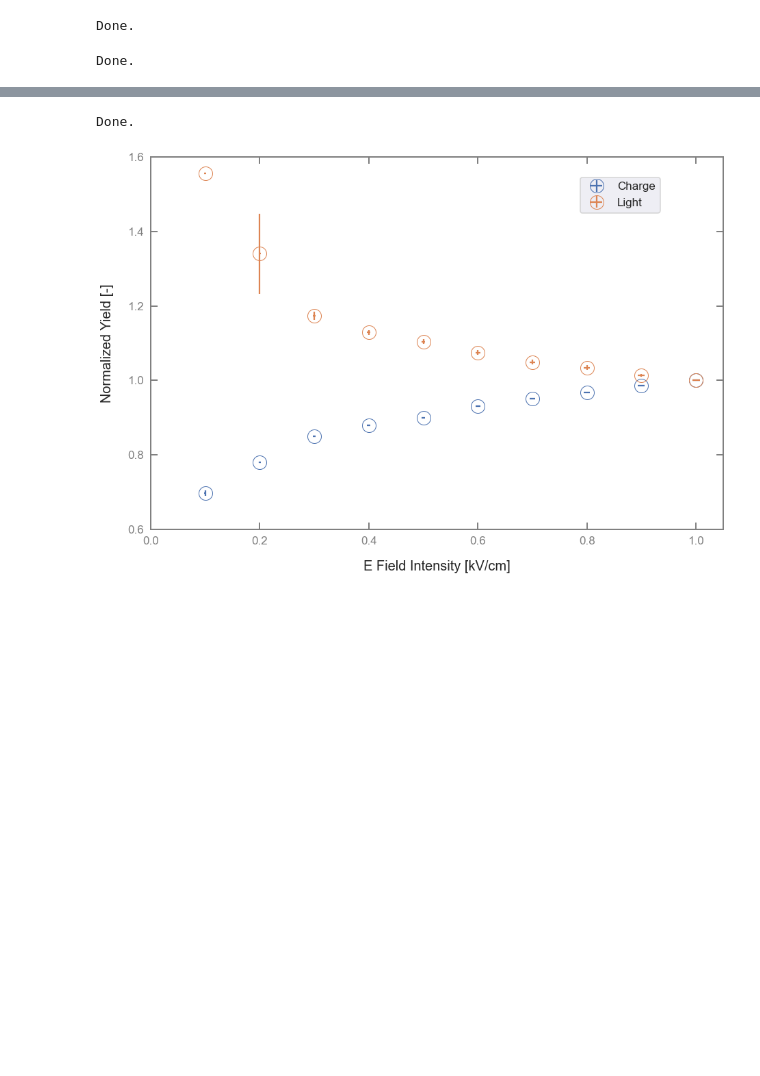
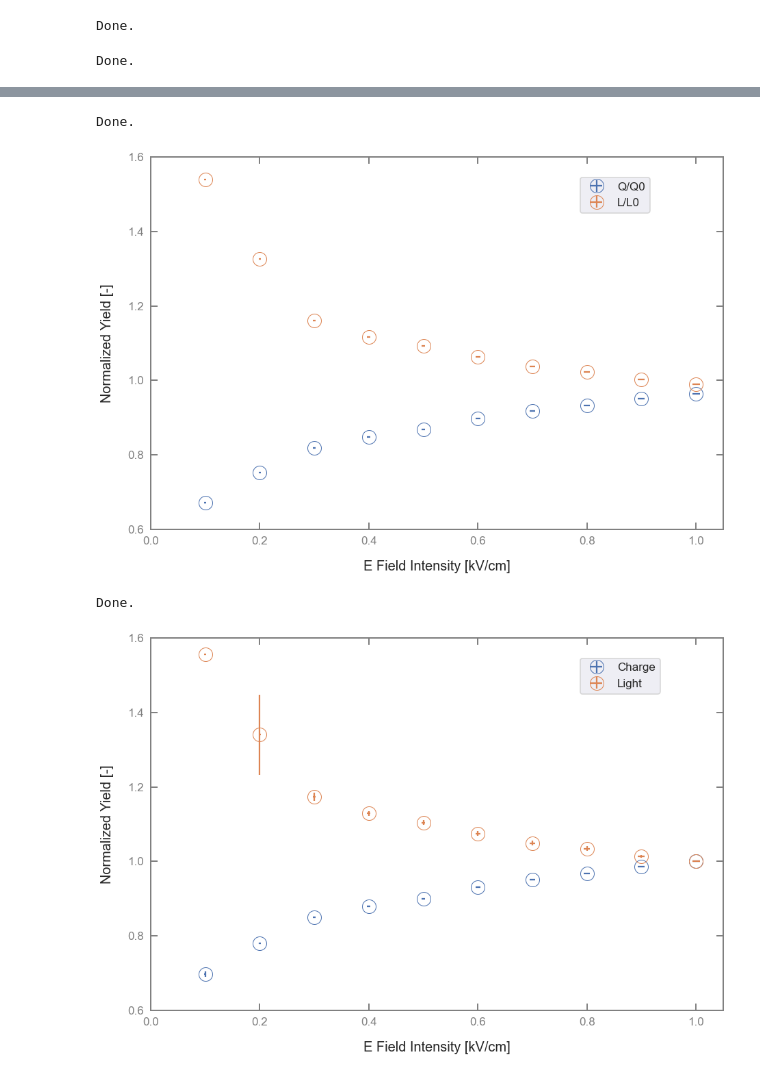
Before and after one commit to RomanMBerner/larpix-analysis, a Jupyter notebook: lightCharge_anticorrelation/main.ipynb, the cells around one changed output, grey strips where cells are left out. Cells and saved outputs as stored; diff of their text form; code cells hidden in the pictures; blank space fills up the shorter version.

Commit message:
Updated version, with uncertainties, etc.

```diff
--- a/lightCharge_anticorrelation/main.ipynb
+++ b/lightCharge_anticorrelation/main.ipynb
@@ -1747,3 +1770,75 @@ Done.
+# %%
+# Normalize LCM LightYields (as func. of GC_x coord.) by the series which has a data point in every bin (series 9, 1.0 kV/cm)
+# Then, take the mean of the LCM LightYields and plot them against the electric field intensity
+
+# Calculate LY mean and uncertainties for every eField intensity
+LY_mean_divByL0_eField_bins = [ly_mean_list[i]/L0_birks for i in range(len(ly_mean_list))]
+LY_divByL0_err_eField_bins  = [0. for i in range(len(ly_mean_list))]
+
+CY_mean_divByQ0_eField_bins = [np.nanmean(pixels_hits_q_corr_list[i])/161.3 for i in range(len(pixels_hits_q_corr_list))]
+CY_mean_divByQ0_err_eField_bins = [0. for i in range(len(pixels_hits_q_corr_list))]
+
+
+seaborn.set(rc={'figure.figsize':(15, 10),})
+seaborn.set_context('talk') # or paper
+
+# Define parameters of the frame
+fig = plt.figure() # plt.figure(figsize=(width,height))
+ax = fig.add_subplot(111)
+ax.patch.set_alpha(0.0)
+ax.spines['bottom'].set_color('0.5') #'black', ...
+ax.spines['bottom'].set_linewidth(2)
+ax.spines['bottom'].set_visible(True)
+ax.spines['top'].set_color('0.5')
+ax.spines['top'].set_linewidth(2)
+ax.spines['top'].set_visible(True)
+ax.spines['right'].set_color('0.5')
+ax.spines['right'].set_linewidth(2)
+ax.spines['right'].set_visible(True)
+ax.spines['left'].set_color('0.5')
+ax.spines['left'].set_linewidth(2)
+ax.spines['left'].set_visible(True)
+
+# Ticks, grid and ticks labels
+ax.tick_params(direction='in', length=10, width=2,                 # direction, length and width of the ticks (in, out, inout)
+               colors='0.5',                                       # color of the ticks ('black', '0.5')
+               bottom=True, top=True, right=True, left=True,       # whether to draw the respective ticks
+               zorder = 10.,                                       # tick and label zorder
+               pad = 10.,                                          # distance between ticks and tick labels
+               labelsize = 17,                                     # size of the tick labels
+               labelright=False, labeltop=False)                   # wether to draw the tick labels on axes
+
+# Axis limits
+ax.set_xlim((0.0,1.05))
+ax.set_ylim((0.6,1.6))
+
+#plt.errorbar(e_field_list, q_corr_meanPerHit_norm,       xerr=e_field_errors_list, yerr=q_corr_meanPerHit_norm_err, fmt='o', markersize=20, fillstyle='none', label='Charge')
+#plt.errorbar(e_field_list, LCM_detected_light_norm_list, xerr=e_field_errors_list, yerr=LY_err_eField_bins,         fmt='o', markersize=20, fillstyle='none', label='Light')
+#plt.errorbar(e_field_list,LY_mean_eField_bins,xerr=x_err, yerr=LY_err_eField_bins, fmt='s',label='Light')
+plt.errorbar(e_field_list, CY_mean_divByQ0_eField_bins, xerr=e_field_errors_list, yerr=CY_mean_divByQ0_err_eField_bins, fmt='o', markersize=20, fillstyle='none', label='Q/Q0')
+plt.errorbar(e_field_list, LY_mean_divByL0_eField_bins, xerr=e_field_errors_list, yerr=LY_divByL0_err_eField_bins,      fmt='o', markersize=20, fillstyle='none', label='L/L0')
+
+# Legend
+plt.legend(loc=[0.75,0.85], prop={'size': 17}) # loc='upper right'
+
+# Axis labels
+axis_labels = ['E Field Intensity [kV/cm]','Normalized Yield [-]']
+plt.xlabel(axis_labels[0], fontsize=20, labelpad=20)
+plt.ylabel(axis_labels[1], fontsize=20, labelpad=20)
+
+# Logarithmic y axis
+#plt.ylim(bottom=0.9) #, top=200)
+#plt.yscale('linear') # linear, log
+
+# Save figure
+save_name = 'plots/TGraphError_normalizedYields_2.png'
+plt.savefig(save_name, dpi=400) # bbox_inches='tight'
+#plt.close()
+
+print('Done.')
+# %% [output]
+Done.
+[figure, added]
 # %%
 # Normalize LCM LightYields (as func. of GC_x coord.) by the series which has a data point in every bin (series 9, 1.0 kV/cm)
 # Then, take the mean of the LCM LightYields and plot them against the electric field intensity
```
Also changed, not shown: parts of 8 cells of this notebook, 1 other file.
